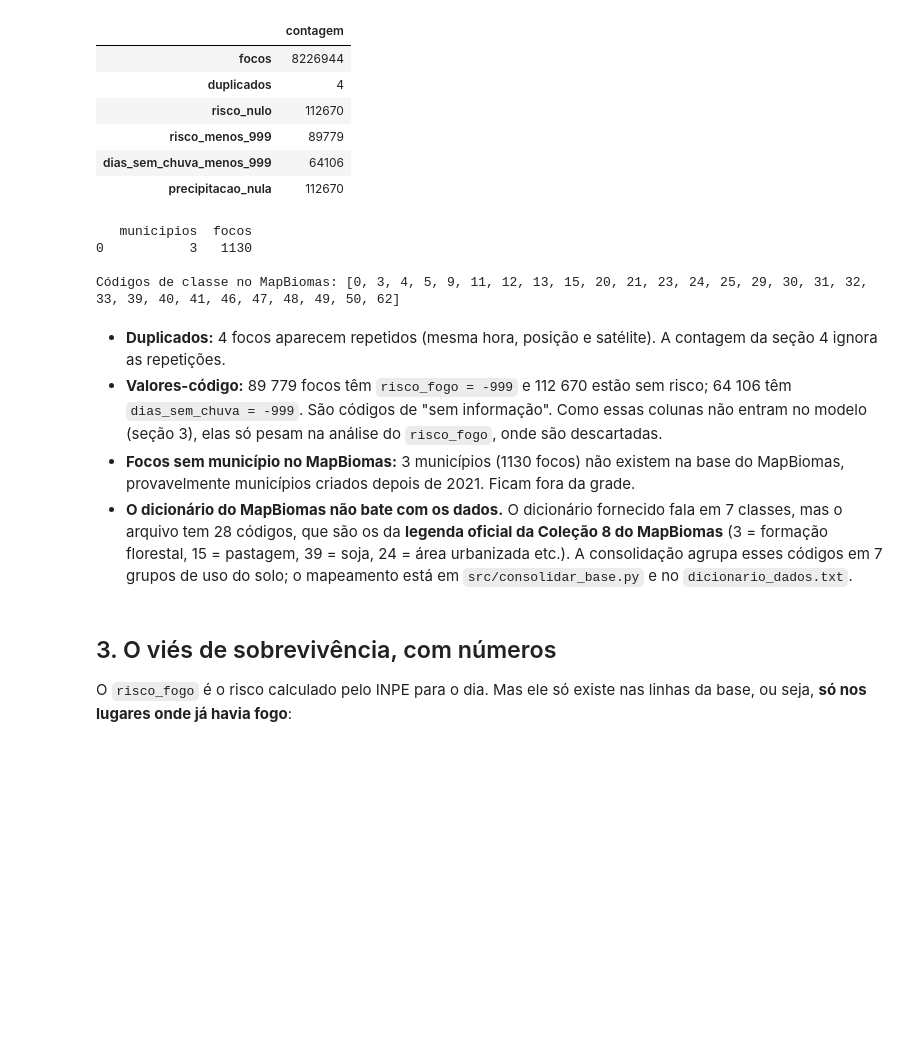
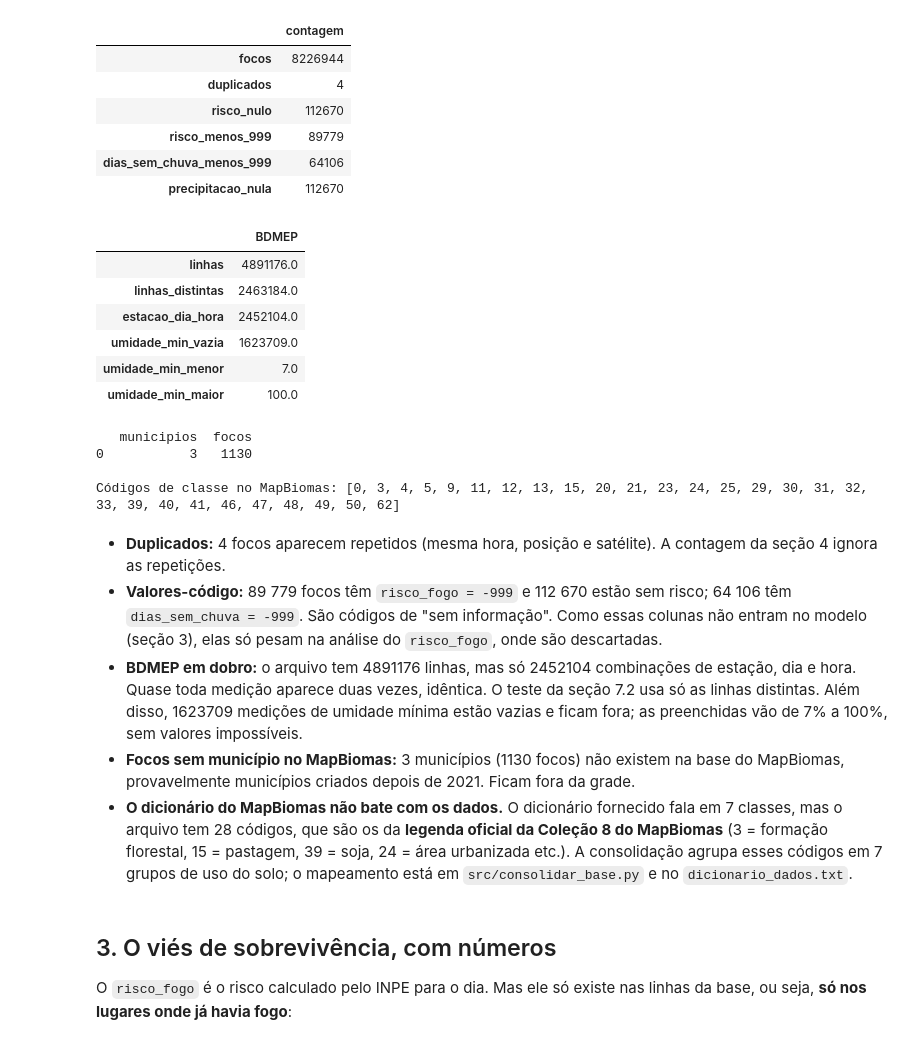
Before and after one commit to heliogil/risco-incendio-municipio, a Jupyter notebook: 01_eda.ipynb, the cells around one changed output. Cells and saved outputs as stored; diff of their text form; code cells hidden in the pictures; blank space fills up the shorter version.

```diff
--- a/01_eda.ipynb
+++ b/01_eda.ipynb
@@ -97,6 +97,24 @@ qualidade.T.rename(columns={0: 'contagem'})
 | risco_menos_999 | 89779 |
 | dias_sem_chuva_menos_999 | 64106 |
 | precipitacao_nula | 112670 |
+# %%
+bdmep_qualidade = q('''
+    SELECT count(*) AS linhas,
+        (SELECT count(*) FROM (SELECT DISTINCT * FROM bdmep)) AS linhas_distintas,
+        count(DISTINCT (id_estacao, data, hora)) AS estacao_dia_hora,
+        count(*) FILTER (WHERE umidade_rel_min IS NULL) AS umidade_min_vazia,
+        min(umidade_rel_min) AS umidade_min_menor, max(umidade_rel_min) AS umidade_min_maior
+    FROM bdmep
+''')
+bdmep_qualidade.T.rename(columns={0: 'BDMEP'})
+# %% [output]
+|  | BDMEP |
+| linhas | 4891176.0 |
+| linhas_distintas | 2463184.0 |
+| estacao_dia_hora | 2452104.0 |
+| umidade_min_vazia | 1623709.0 |
+| umidade_min_menor | 7.0 |
+| umidade_min_maior | 100.0 |
 # %%
 fora_do_mapbiomas = q('''
     SELECT count(DISTINCT id_municipio) AS municipios, count(*) AS focos FROM queimadas
@@ -116,6 +134,10 @@ Códigos de classe no MapBiomas: [0, 3, 4, 5, 9, 11, 12, 13, 15, 20, 21, 23, 24,
 - **Valores-código:** 89 779 focos têm `risco_fogo = -999` e 112 670 estão sem risco; 64 106 têm
   `dias_sem_chuva = -999`. São códigos de "sem informação". Como essas colunas não entram no modelo
   (seção 3), elas só pesam na análise do `risco_fogo`, onde são descartadas.
+- **BDMEP em dobro:** o arquivo tem 4891176 linhas, mas só 2452104 combinações de estação, dia e hora.
+  Quase toda medição aparece duas vezes, idêntica. O teste da seção 7.2 usa só as linhas distintas. Além
+  disso, 1623709 medições de umidade mínima estão vazias e ficam fora; as preenchidas vão de 7% a
+  100%, sem valores impossíveis.
 - **Focos sem município no MapBiomas:** 3 municípios (1130 focos) não existem na base do MapBiomas,
   provavelmente municípios criados depois de 2021. Ficam fora da grade.
 - **O dicionário do MapBiomas não bate com os dados.** O dicionário fornecido fala em 7 classes, mas o
```
Also changed, not shown: parts of 3 cells of this notebook, 2 other files.
